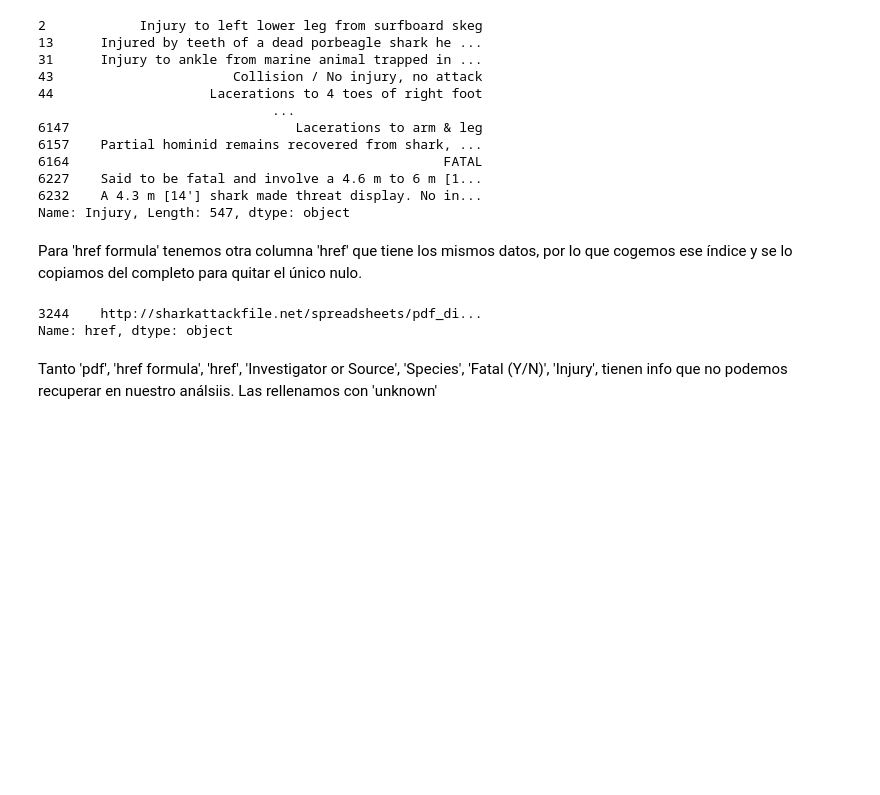
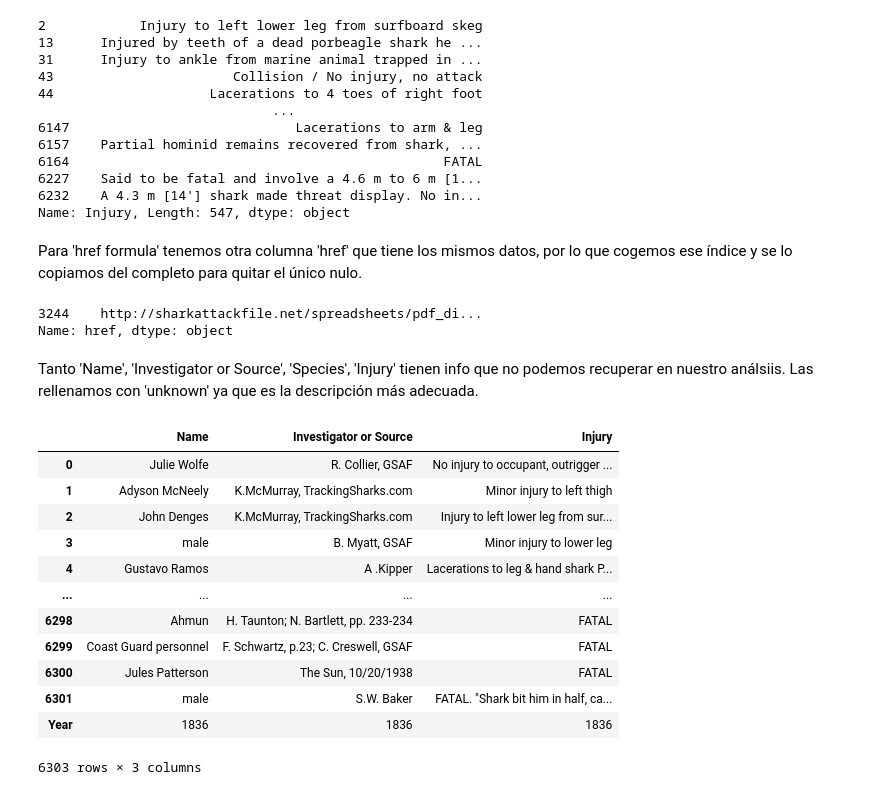
Before and after one commit to NereaRiveiro/Proyecto-1_Sharkniceria, a Jupyter notebook: src/main.ipynb, the cells around one changed output. Cells and saved outputs as stored; diff of their text form; code cells hidden in the pictures; blank space fills up the shorter version.

```diff
--- a/src/main.ipynb
+++ b/src/main.ipynb
@@ -162,8 +162,8 @@ shark_cnulos[['Case Number', 'Case Number.1', 'Case Number.1']].tail()
 | 6300 | ND.0002 | ND.0002 | ND.0002 |
 | 6301 | ND.0001 | ND.0001 | ND.0001 |
 # %%
-shark_cnulos['Case Number.1'] = shark_cnulos['Case Number']
-shark_cnulos['Case Number.2'] = shark_cnulos['Case Number']
+shark_cnulos['Case Number.1'] = shark_cnulos['Case Number.1'] = shark_cnulos['Case Number']
+shark_cnulos['Case Number.2'] = shark_cnulos['Case Number.2'] = shark_cnulos['Case Number']
 shark_cnulos[['Case Number', 'Case Number.1', 'Case Number.2']].tail()
 # %% [output]
 |  | Case Number | Case Number.1 | Case Number.2 |
@@ -215,8 +218,8 @@ shark_cnulos.loc[shark_cnulos['Year'].isnull(), ['Year', 'Case Number.1', 'Date'
 | 187 | NaN | 2017.01.08.R | Reported 08-Jan-2017 |
 | 6079 | NaN | 1836.08.19.R | Reported 19-Aug-1836 |
 # %%
-shark_cnulos.loc[187, 'Year'] = 2017
-shark_cnulos.loc[6079, 'Year'] = 1836
+shark_cnulos.loc['Year'] = shark_cnulos.loc[187, 'Year'] = 2017
+shark_cnulos.loc['Year'] = shark_cnulos.loc[6079, 'Year'] = 1836
 # %% [markdown]
 Para 'Type' hay varios valores únicos. Vamos a revisarlo y cuadrar en cuál encajarían mejor los nulos.
 # %%
@@ -259,4 +262,4 @@ Name: href, dtype: object
 # %%
 shark_cnulos['href formula'] = shark_cnulos.loc[3244, 'href formula'] = shark_cnulos.loc[3244,'href']
 # %% [markdown]
-Tanto 'pdf', 'href formula', 'href', 'Investigator or Source', 'Species', 'Fatal (Y/N)', 'Injury',  tienen info que no podemos recuperar en nuestro análsiis. Las rellenamos con 'unknown'
+Tanto 'Name', 'Investigator or Source', 'Species', 'Injury' tienen info que no podemos recuperar en nuestro análsiis. Las rellenamos con 'unknown' ya que es la descripción más adecuada.
@@ -264,0 +266,16 @@ Tanto 'pdf', 'href formula', 'href', 'Investigator or Source', 'Species', 'Fatal
+# %%
+shark_cnulos[['Name', 'Investigator or Source', 'Injury']].fillna('unknown')
+# %% [output]
+|  | Name | Investigator or Source | Injury |
+| 0 | Julie Wolfe | R. Collier, GSAF | No injury to occupant, outrigger ... |
+| 1 | Adyson McNeely | K.McMurray, TrackingSharks.com | Minor injury to left thigh |
+| 2 | John Denges | K.McMurray, TrackingSharks.com | Injury to left lower leg from sur... |
+| 3 | male | B. Myatt, GSAF | Minor injury to lower leg |
+| 4 | Gustavo Ramos | A .Kipper | Lacerations to leg & hand shark P... |
+| ... | ... | ... | ... |
+| 6298 | Ahmun | H. Taunton; N. Bartlett, pp. 233-234 | FATAL |
+| 6299 | Coast Guard personnel | F. Schwartz, p.23; C. Creswell, GSAF | FATAL |
+| 6300 | Jules Patterson | The Sun, 10/20/1938 | FATAL |
+| 6301 | male | S.W. Baker | FATAL. "Shark bit him in half, ca... |
+| Year | 1836 | 1836 | 1836 |
+6303 rows × 3 columns
```
Also changed, not shown: parts of 4 cells of this notebook.
